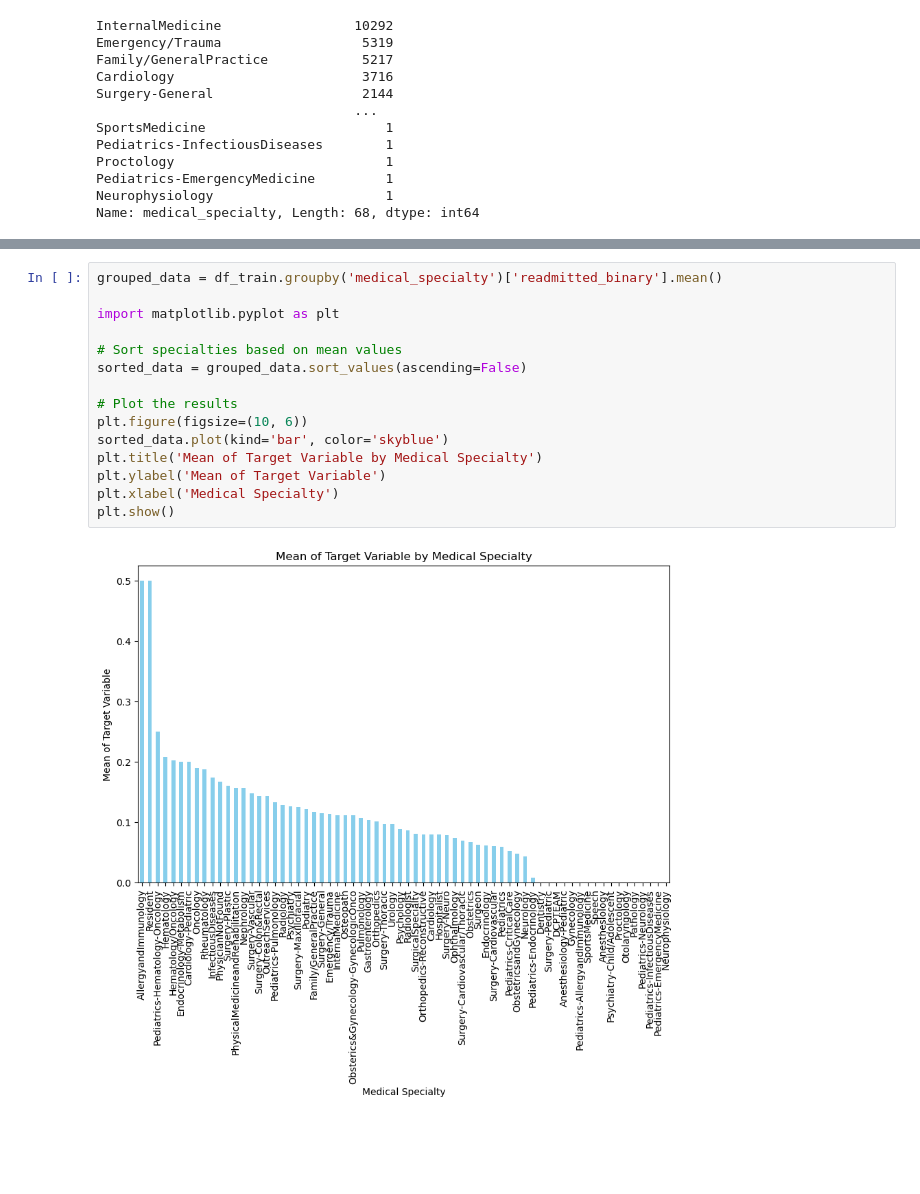
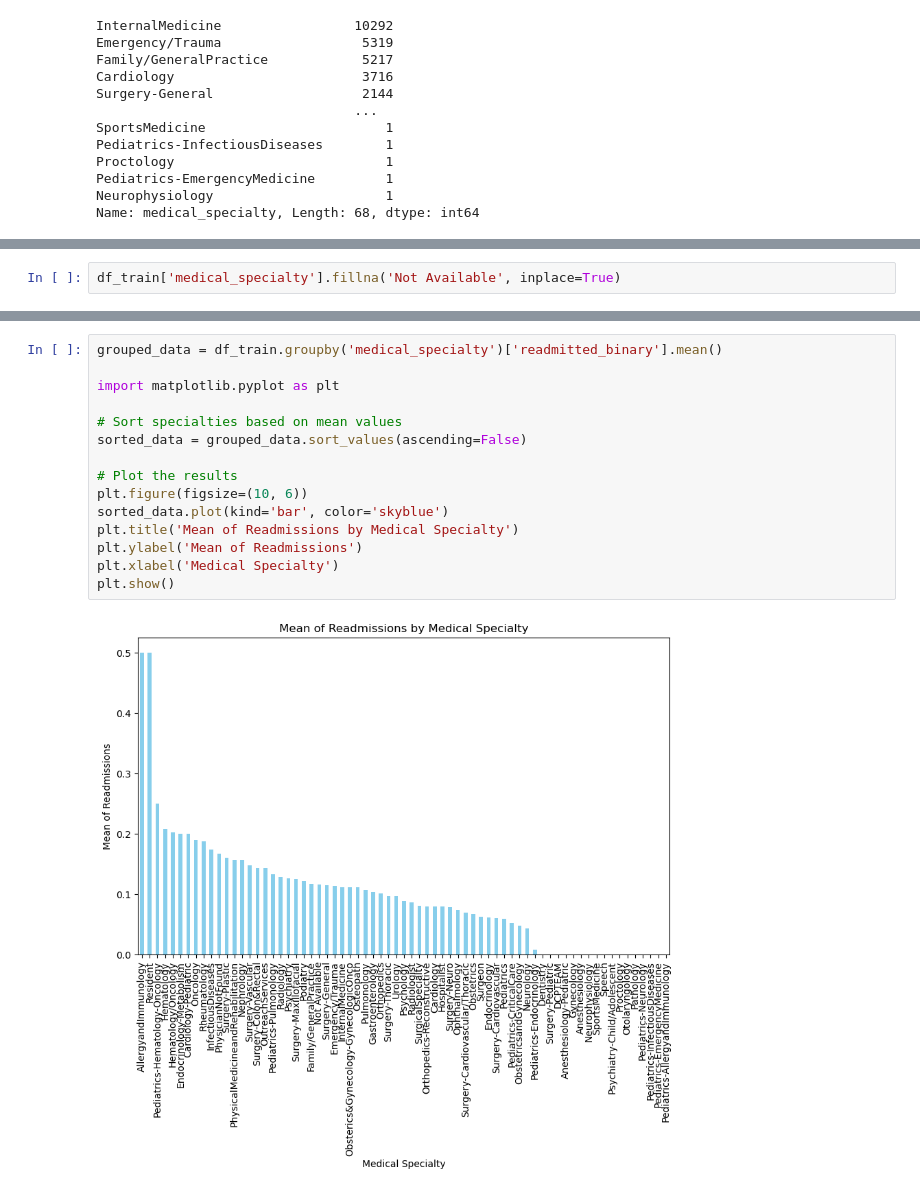
Before and after one commit to ontenkutsenko/ML_Hospital_Readmissions, a Jupyter notebook: Workbook Raquel.ipynb, the cells around one changed output, grey strips where cells are left out. Cells and saved outputs as stored; diff of their text form; blank space fills up the shorter version.

```diff
--- a/Workbook Raquel.ipynb
+++ b/Workbook Raquel.ipynb
@@ -177,3 +106,5 @@ dtype: object
+# %%
+df_train['medical_specialty'].fillna('Not Available', inplace=True)
 # %%
 cnt = df_train[['encounter_id','medical_specialty']].groupby(by = 'medical_specialty').count().sort_values(by = 'encounter_id', ascending=False).head(50)
 mean = df_train[['readmitted_binary','medical_specialty']].groupby(by = 'medical_specialty').mean().sort_values(by = 'readmitted_binary', ascending=False).head(50)
@@ -205,17 +131,17 @@ mean
 # %%
 grouped_data = df_train.groupby('medical_specialty')['readmitted_binary'].mean()
 
 import matplotlib.pyplot as plt
 
 # Sort specialties based on mean values
 sorted_data = grouped_data.sort_values(ascending=False)
 
 # Plot the results
 plt.figure(figsize=(10, 6))
 sorted_data.plot(kind='bar', color='skyblue')
-plt.title('Mean of Target Variable by Medical Specialty')
-plt.ylabel('Mean of Target Variable')
+plt.title('Mean of Readmissions by Medical Specialty')
+plt.ylabel('Mean of Readmissions')
 plt.xlabel('Medical Specialty')
 plt.show()
 # %% [output]
-[figure, old version]
+[figure, new version]
```
Also changed, not shown: parts of 9 cells of this notebook.
